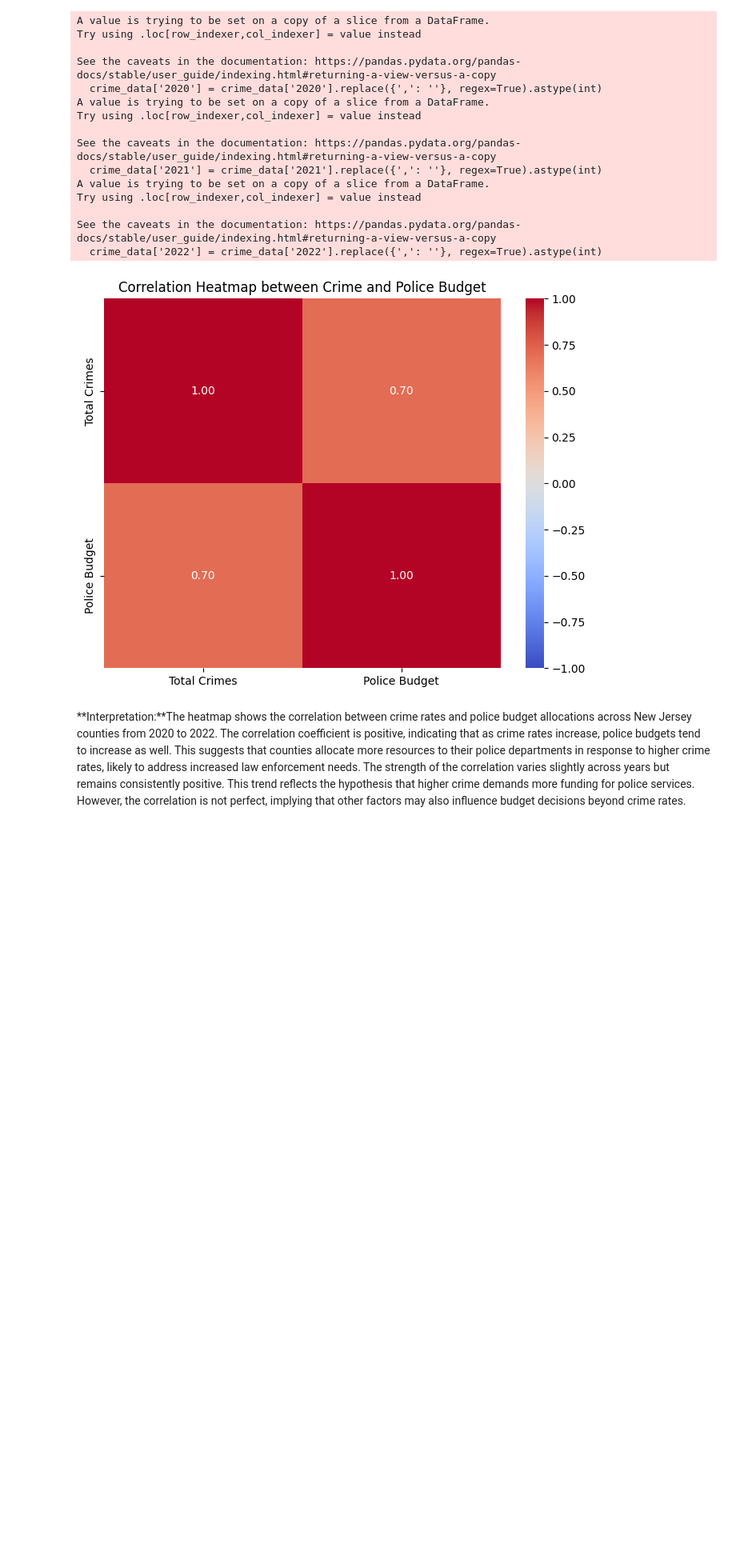
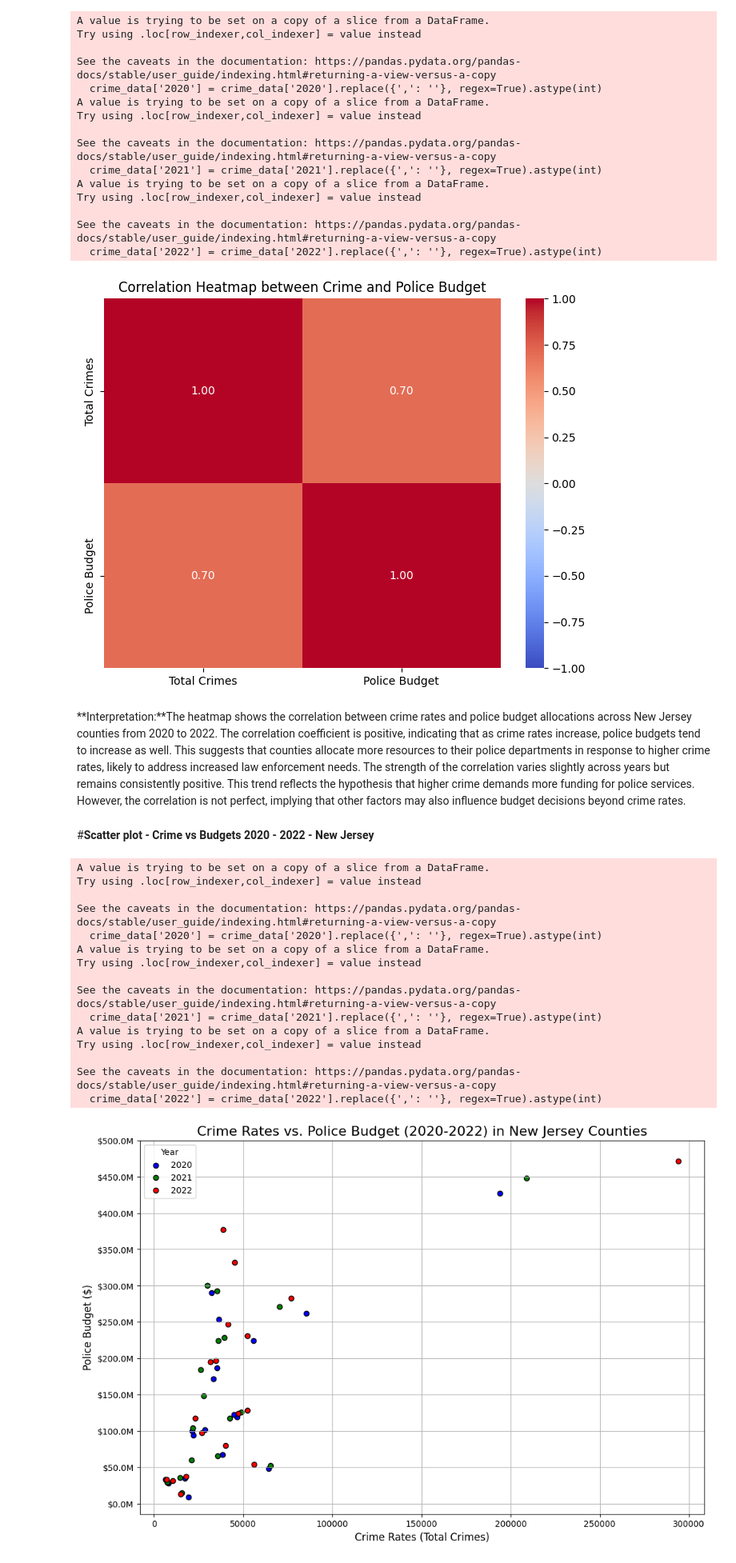
Before and after one commit to erikaguiracocha/Data-Visualization-2025, a Jupyter notebook: PS4erikaguiracocha.ipynb, the cells around one changed output. Shown at 80% size. Cells and saved outputs as stored; diff of their text form; code cells hidden in the pictures; blank space fills up the shorter version.

```diff
--- a/PS4erikaguiracocha.ipynb
+++ b/PS4erikaguiracocha.ipynb
@@ -137,3 +126,81 @@ See the caveats in the documentation: https://pandas.pydata.org/pandas-docs/stab
 [figure]
 # %% [markdown]
 **Interpretation:**The heatmap shows the correlation between crime rates and police budget allocations across New Jersey counties from 2020 to 2022. The correlation coefficient is positive, indicating that as crime rates increase, police budgets tend to increase as well. This suggests that counties allocate more resources to their police departments in response to higher crime rates, likely to address increased law enforcement needs. The strength of the correlation varies slightly across years but remains consistently positive. This trend reflects the hypothesis that higher crime demands more funding for police services. However, the correlation is not perfect, implying that other factors may also influence budget decisions beyond crime rates.
+# %% [markdown]
+#**Scatter plot - Crime vs Budgets 2020 - 2022 - New Jersey**
+# %%
+import pandas as pd
+import matplotlib.pyplot as plt
+import numpy as np
+
+# Load the crime data
+url_crime_data = 'https://raw.githubusercontent.com/erikaguiracocha/Data-Visualization-2025/refs/heads/main/crime%20by%20county%20New%20Jersey.csv'
+crime_data = pd.read_csv(url_crime_data, header=1)
+
+# Load the budget data
+url_budget_data = 'https://raw.githubusercontent.com/erikaguiracocha/Data-Visualization-2025/refs/heads/main/police%20budgets%20in%20New%20Jersey.csv'
+budget_data = pd.read_csv(url_budget_data, header=1)
+
+# Filter out the 'Total New Jersey' row as it is not relevant for county-level analysis
+crime_data = crime_data[crime_data['County'] != 'Total New Jersey']
+budget_data = budget_data[budget_data['County'] != 'Total New Jersey']
+
+# Convert crime data values to integers (remove commas)
+crime_data['2020'] = crime_data['2020'].replace({',': ''}, regex=True).astype(int)
+crime_data['2021'] = crime_data['2021'].replace({',': ''}, regex=True).astype(int)
+crime_data['2022'] = crime_data['2022'].replace({',': ''}, regex=True).astype(int)
+
+# Convert budget data values to floats (remove commas)
+budget_data['2020'] = budget_data['2020'].replace({',': ''}, regex=True).astype(float)
+budget_data['2021'] = budget_data['2021'].replace({',': ''}, regex=True).astype(float)
+budget_data['2022'] = budget_data['2022'].replace({',': ''}, regex=True).astype(float)
+
+# Merge crime and budget data for the years 2020, 2021, and 2022
+merged_data_2020 = pd.merge(crime_data[['County', '2020']], budget_data[['County', '2020']], on='County', suffixes=('_Crime', '_Budget'))
+merged_data_2021 = pd.merge(crime_data[['County', '2021']], budget_data[['County', '2021']], on='County', suffixes=('_Crime', '_Budget'))
+merged_data_2022 = pd.merge(crime_data[['County', '2022']], budget_data[['County', '2022']], on='County', suffixes=('_Crime', '_Budget'))
+
+# Create a scatter plot for 2020, 2021, and 2022
+plt.figure(figsize=(12, 8))
+
+# Plot for 2020
+plt.scatter(merged_data_2020['2020_Crime'], merged_data_2020['2020_Budget'], color='blue', label='2020', edgecolor='black')
+
+# Plot for 2021
+plt.scatter(merged_data_2021['2021_Crime'], merged_data_2021['2021_Budget'], color='green', label='2021', edgecolor='black')
+
+# Plot for 2022
+plt.scatter(merged_data_2022['2022_Crime'], merged_data_2022['2022_Budget'], color='red', label='2022', edgecolor='black')
+
+# Add labels and title
+plt.title('Crime Rates vs. Police Budget (2020-2022) in New Jersey Counties', fontsize=16)
+plt.xlabel('Crime Rates (Total Crimes)', fontsize=12)
+plt.ylabel('Police Budget ($)', fontsize=12)
+
+# Add a legend to distinguish between the years
+plt.legend(title='Year')
+
+# Set Y-axis ticks to show ranges for the police budget (in increments of $50 million)
+y_ticks = np.arange(0, max(merged_data_2022['2022_Budget']) + 50000000, 50000000)
+plt.yticks(y_ticks, [f'${x/1e6:.1f}M' for x in y_ticks])
+
+# Show grid and the plot
+plt.grid(True)
+plt.show()
+# %% [output]
+A value is trying to be set on a copy of a slice from a DataFrame.
+Try using .loc[row_indexer,col_indexer] = value instead
+
+See the caveats in the documentation: https://pandas.pydata.org/pandas-docs/stable/user_guide/indexing.html#returning-a-view-versus-a-copy
+  crime_data['2020'] = crime_data['2020'].replace({',': ''}, regex=True).astype(int)
+A value is trying to be set on a copy of a slice from a DataFrame.
+Try using .loc[row_indexer,col_indexer] = value instead
+
+See the caveats in the documentation: https://pandas.pydata.org/pandas-docs/stable/user_guide/indexing.html#returning-a-view-versus-a-copy
+  crime_data['2021'] = crime_data['2021'].replace({',': ''}, regex=True).astype(int)
+A value is trying to be set on a copy of a slice from a DataFrame.
+Try using .loc[row_indexer,col_indexer] = value instead
+
+See the caveats in the documentation: https://pandas.pydata.org/pandas-docs/stable/user_guide/indexing.html#returning-a-view-versus-a-copy
+  crime_data['2022'] = crime_data['2022'].replace({',': ''}, regex=True).astype(int)
+[figure, added]
```
Also changed, not shown: parts of 11 cells of this notebook.
